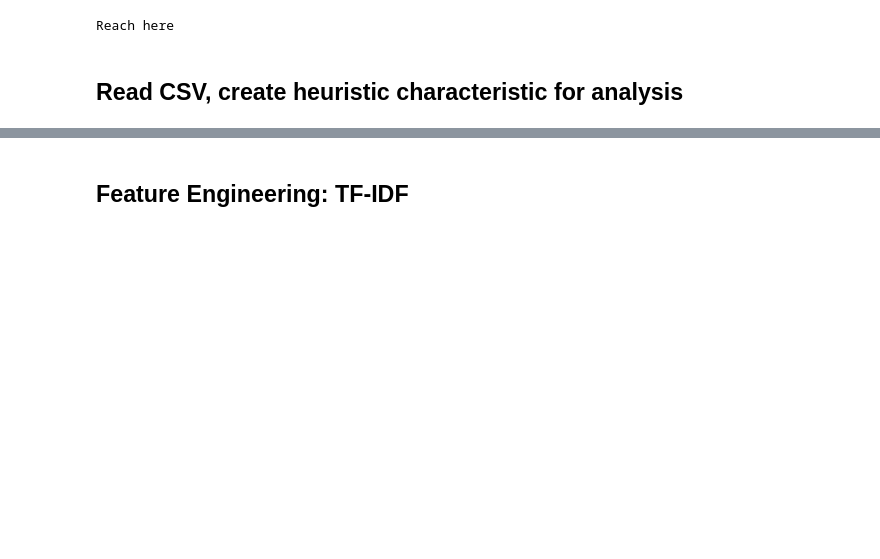
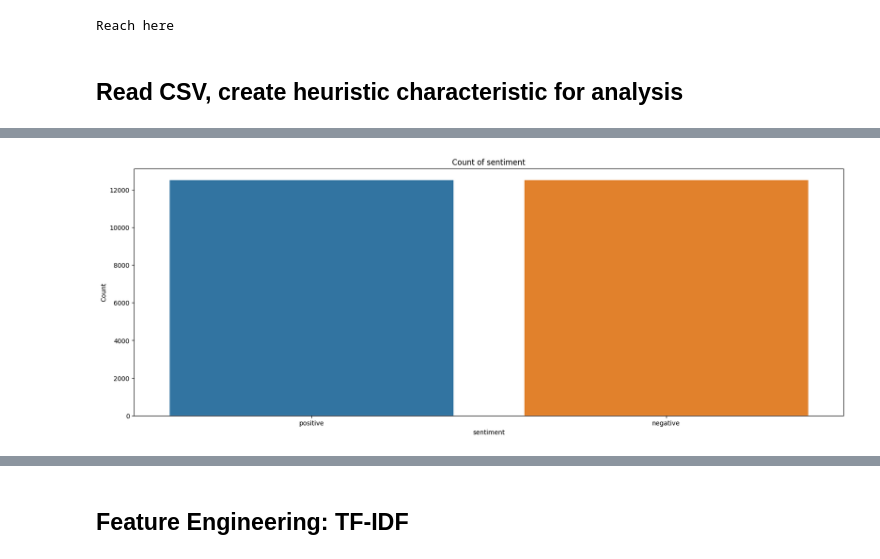
Before and after one commit to bconstantine/MachineLearningFinalProject, a Jupyter notebook: Bryan_EDA.ipynb, the cells around one changed output, grey strips where cells are left out. Drawn from its saved outputs; the diff is of its cells as text; code cells hidden in the pictures; blank space fills up the shorter version.

```diff
--- a/Bryan_EDA.ipynb
+++ b/Bryan_EDA.ipynb
@@ -177,0 +247,3 @@ beginning noun extraction
+# %%
+train_acl = train_acl.rename(columns={'num-nouns': 'num-verbs'})
+test_acl = test_acl.rename(columns={'num-nouns': 'num-verbs'})
@@ -178,3 +319,6 @@ beginning noun extraction
+# %%
+#make a new string column that maps integerLabel = 1 as "positive" and integerLabel = 0 as "negative"
+train_acl['sentiment'] = train_acl['integerLabel'].map({1: "positive", 0: "negative"})
 # %%
 train_acl.to_csv("aclimdb/train_heuristic.csv", index=False)
 test_acl.to_csv("aclimdb/test_heuristic.csv", index=False)
@@ -180,0 +357,40 @@ test_acl.to_csv("aclimdb/test_heuristic.csv", index=False)
+# %%
+#function for visualization
+def describe_continuous_dataset(dataframe, column, target='sentiment'):
+    #use violin plot to see the distribution of the data
+    # Define figure size.
+    plt.figure(figsize=(20, 7))
+
+    # histogram
+    plt.subplot(1, 3, 1)
+    sns.histplot(dataframe[column], kde = True,color='r')
+    plt.title('Histogram (Distribution)')
+
+    plt.subplot(1, 3, 2)
+    sns.violinplot(data=dataframe, x=column, y=target)
+    plt.title('violinplot (Distribution respect to target)')
+
+
+    # boxplot
+    plt.subplot(1, 3, 3)
+    sns.boxplot(y=dataframe[column],color = 'b')
+    plt.title('Boxplot (More native approach to see distribution)')
+
+    # barplot
+    # plt.subplot(1, 4, 5)
+    # sns.barplot(x = column, y = target, data = dataframe)
+    # plt.title('Barplot')
+
+
+    plt.show()
+
+def describe_target_dataset(dataframe, target):
+    plt.figure(figsize=(20, 7))
+
+    sns.countplot(data=dataframe, x=target, order=dataframe[target].value_counts().index)
+    plt.title(f'Count of {target}')
+    plt.ylabel('Count')
+# %%
+describe_target_dataset(train_acl, "sentiment")
+# %% [output]
+[figure, added]
```
Also changed, not shown: parts of 33 cells of this notebook, 2 other files.
